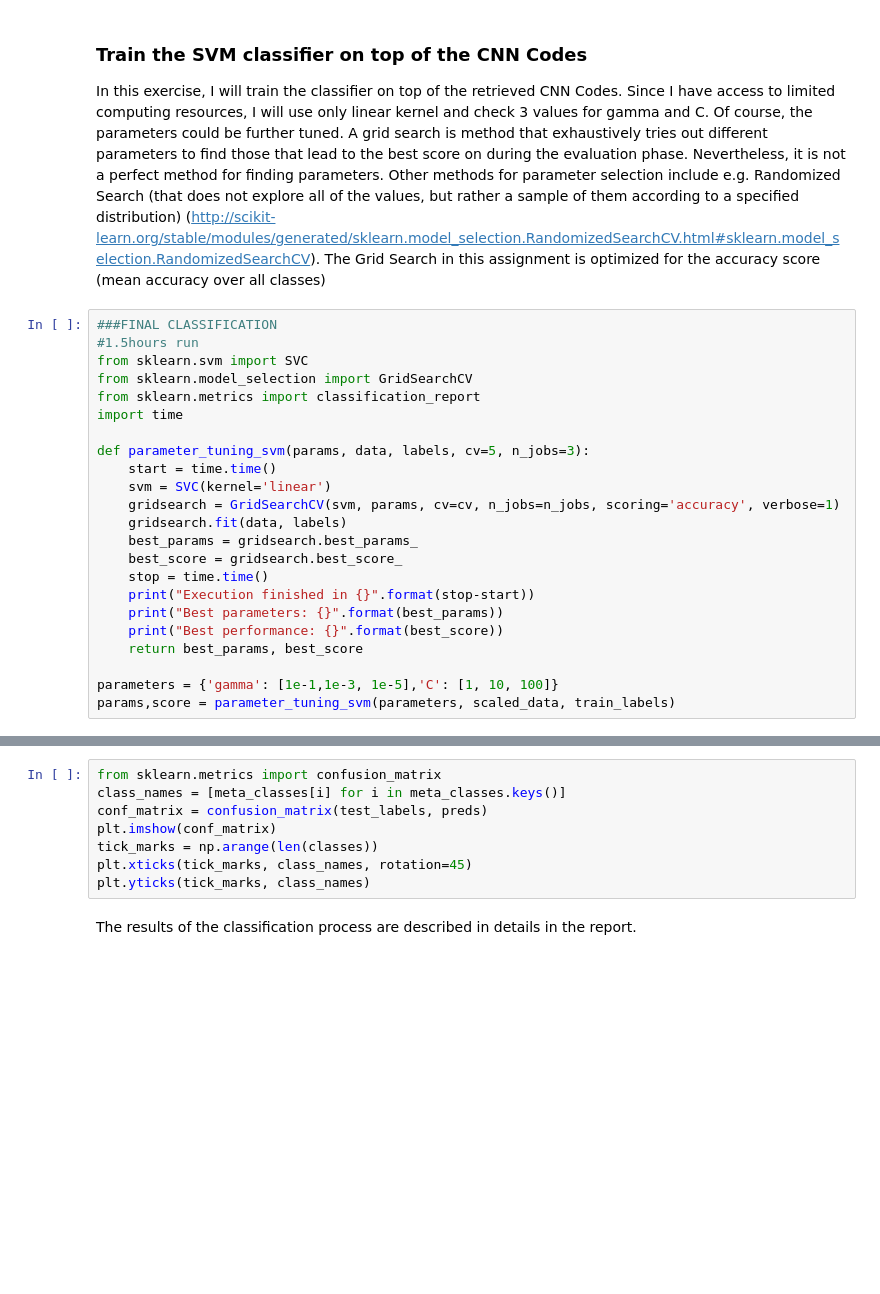
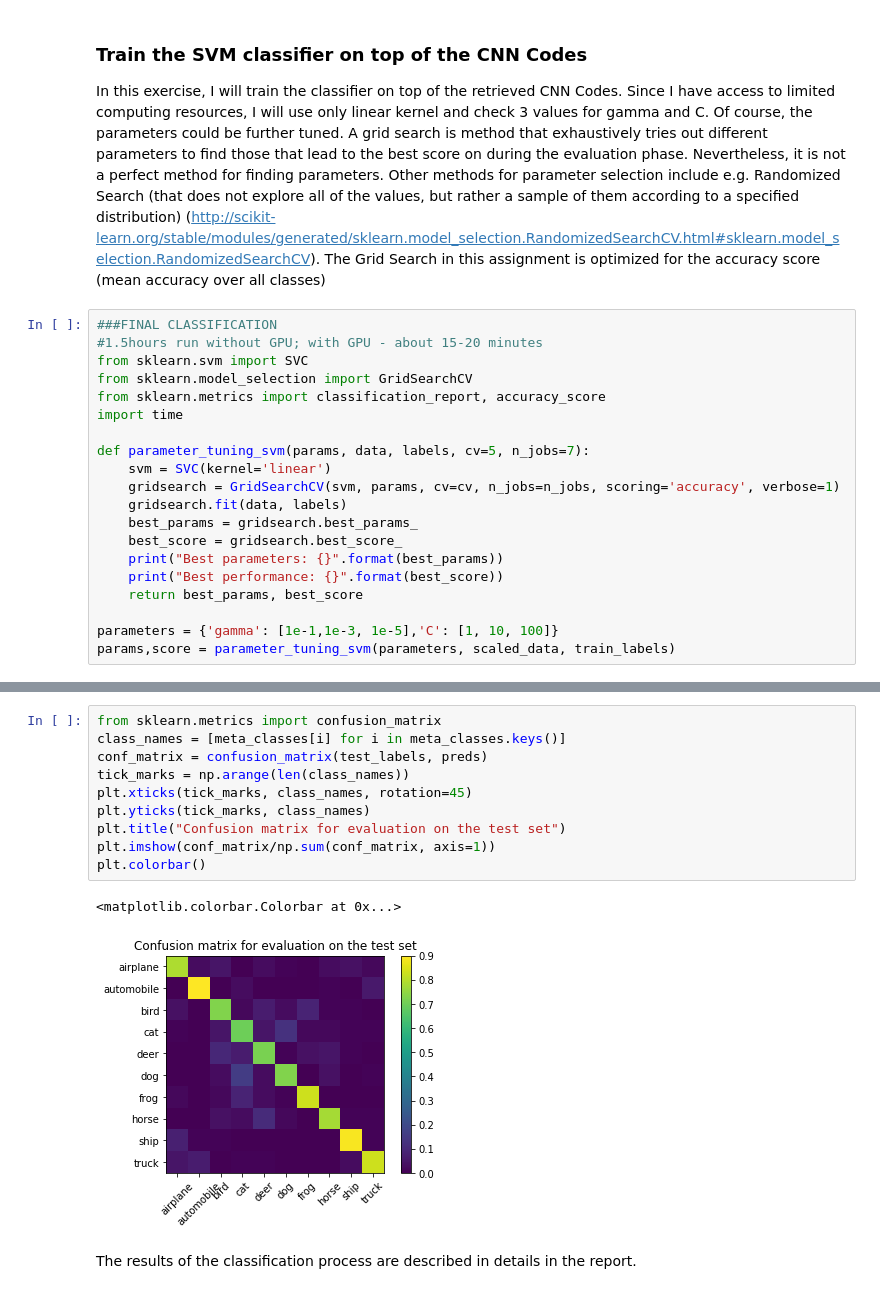
Before and after one commit to xgoogax/tplx-ds, a Jupyter notebook: pytorch codes visualization.ipynb, the cells around one changed output, grey strips where cells are left out. Cells and saved outputs as stored; diff of their text form; blank space fills up the shorter version.

```diff
--- a/pytorch codes visualization.ipynb
+++ b/pytorch codes visualization.ipynb
@@ -109,21 +109,18 @@ visualize_results(tsne_data, train_labels, meta_classes, mode='tsne', colors=col
 In this exercise, I will train the classifier on top of the retrieved CNN Codes. Since I have access to limited computing resources, I will use only linear kernel and check 3 values for gamma and C. Of course, the parameters could be further tuned. A grid search is method that exhaustively tries out different parameters to find those that lead to the best score on during the evaluation phase. Nevertheless, it is not a perfect method for finding parameters. Other methods for parameter selection include e.g. Randomized Search (that does not explore all of the values, but rather a sample of them according to a specified distribution) (http://scikit-learn.org/stable/modules/generated/sklearn.model_selection.RandomizedSearchCV.html#sklearn.model_selection.RandomizedSearchCV). The Grid Search in this assignment is optimized for the accuracy score (mean accuracy over all classes)
 # %%
 ###FINAL CLASSIFICATION
-#1.5hours run
+#1.5hours run without GPU; with GPU - about 15-20 minutes
 from sklearn.svm import SVC
 from sklearn.model_selection import GridSearchCV
-from sklearn.metrics import classification_report
+from sklearn.metrics import classification_report, accuracy_score
 import time
 
-def parameter_tuning_svm(params, data, labels, cv=5, n_jobs=3):
-    start = time.time()
+def parameter_tuning_svm(params, data, labels, cv=5, n_jobs=7):
     svm = SVC(kernel='linear')
     gridsearch = GridSearchCV(svm, params, cv=cv, n_jobs=n_jobs, scoring='accuracy', verbose=1)
     gridsearch.fit(data, labels)
     best_params = gridsearch.best_params_
     best_score = gridsearch.best_score_
-    stop = time.time()
-    print("Execution finished in {}".format(stop-start))
     print("Best parameters: {}".format(best_params))
     print("Best performance: {}".format(best_score))
     return best_params, best_score
@@ -203,11 +171,16 @@ avg / total       0.55      0.54      0.54      1000
 # %%
 from sklearn.metrics import confusion_matrix
 class_names = [meta_classes[i] for i in meta_classes.keys()]
 conf_matrix = confusion_matrix(test_labels, preds)
-plt.imshow(conf_matrix)
-tick_marks = np.arange(len(classes))
+tick_marks = np.arange(len(class_names))
 plt.xticks(tick_marks, class_names, rotation=45)
 plt.yticks(tick_marks, class_names)
+plt.title("Confusion matrix for evaluation on the test set")
+plt.imshow(conf_matrix/np.sum(conf_matrix, axis=1))
+plt.colorbar()
+# %% [output]
+<matplotlib.colorbar.Colorbar at 0x...>
+[figure, added]
 # %% [markdown]
 The results of the classification process are described in details in the report.
 # %% [markdown]
```
Also changed, not shown: parts of 13 cells of this notebook, 2 other files.
